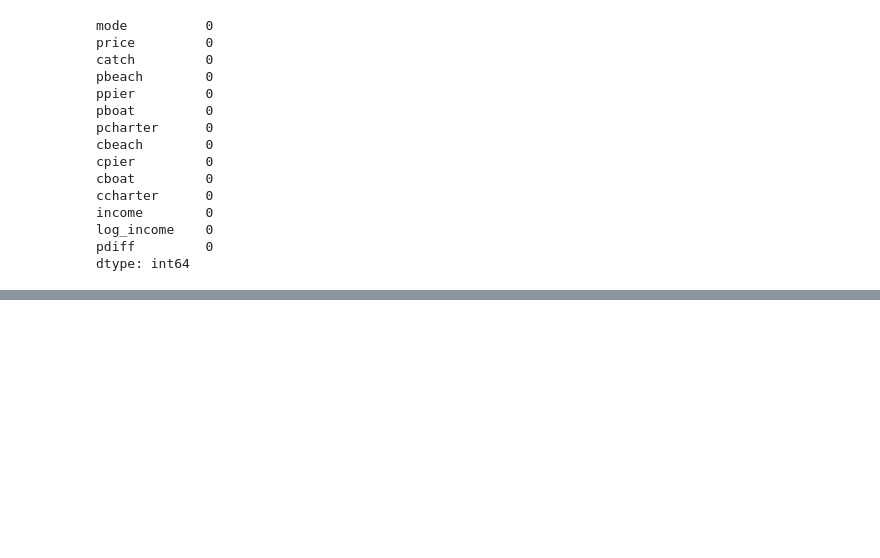
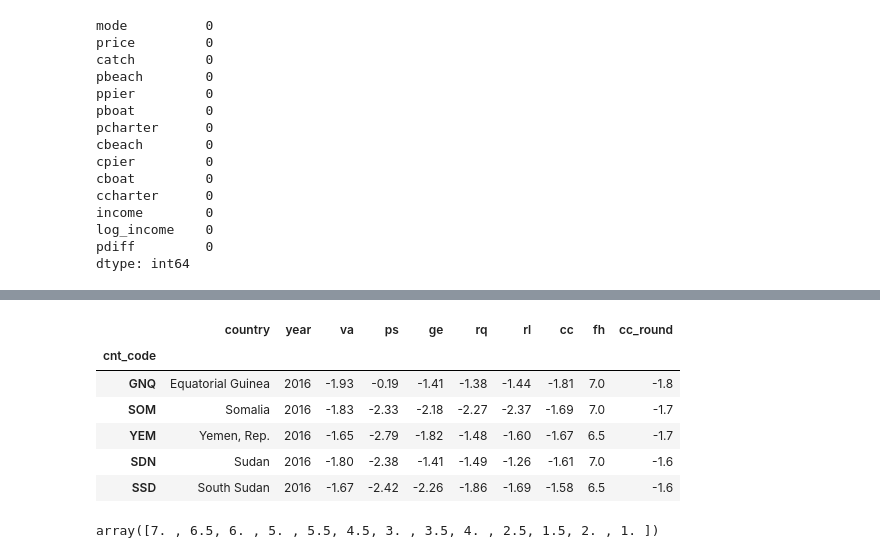
Before and after one commit to ArmanVasilovich/python_spbu, a Jupyter notebook: November-9/November-9.ipynb, the cells around one changed output, grey strips where cells are left out. Drawn from its saved outputs; the diff is of its cells as text; code cells hidden in the pictures; blank space fills up the shorter version.

```diff
--- a/November-9/November-9.ipynb
+++ b/November-9/November-9.ipynb
@@ -380,0 +387,3 @@ dtype: int64
+# %%
+df = pd.read_csv('./Data/wgi_fh.csv', sep=';', decimal=',')
+df.head()
@@ -380,0 +468,15 @@ dtype: int64
+# %%
+df['cc_round'] = np.round(df['cc'], 1)
+df.head()
+# %% [output]
+|  | country | year | va | ps | ge | rq | rl | cc | fh | cc_round |
+| cnt_code |  |  |  |  |  |  |  |  |  |  |
+| GNQ | Equatorial Guinea | 2016 | -1.93 | -0.19 | -1.41 | -1.38 | -1.44 | -1.81 | 7.0 | -1.8 |
+| SOM | Somalia | 2016 | -1.83 | -2.33 | -2.18 | -2.27 | -2.37 | -1.69 | 7.0 | -1.7 |
+| YEM | Yemen, Rep. | 2016 | -1.65 | -2.79 | -1.82 | -1.48 | -1.60 | -1.67 | 6.5 | -1.7 |
+| SDN | Sudan | 2016 | -1.80 | -2.38 | -1.41 | -1.49 | -1.26 | -1.61 | 7.0 | -1.6 |
+| SSD | South Sudan | 2016 | -1.67 | -2.42 | -2.26 | -1.86 | -1.69 | -1.58 | 6.5 | -1.6 |
+# %%
+df['fh'].unique()
+# %% [output]
+array([7. , 6.5, 6. , 5. , 5.5, 4.5, 3. , 3.5, 4. , 2.5, 1.5, 2. , 1. ])
```
Also changed, not shown: parts of 14 cells of this notebook.
